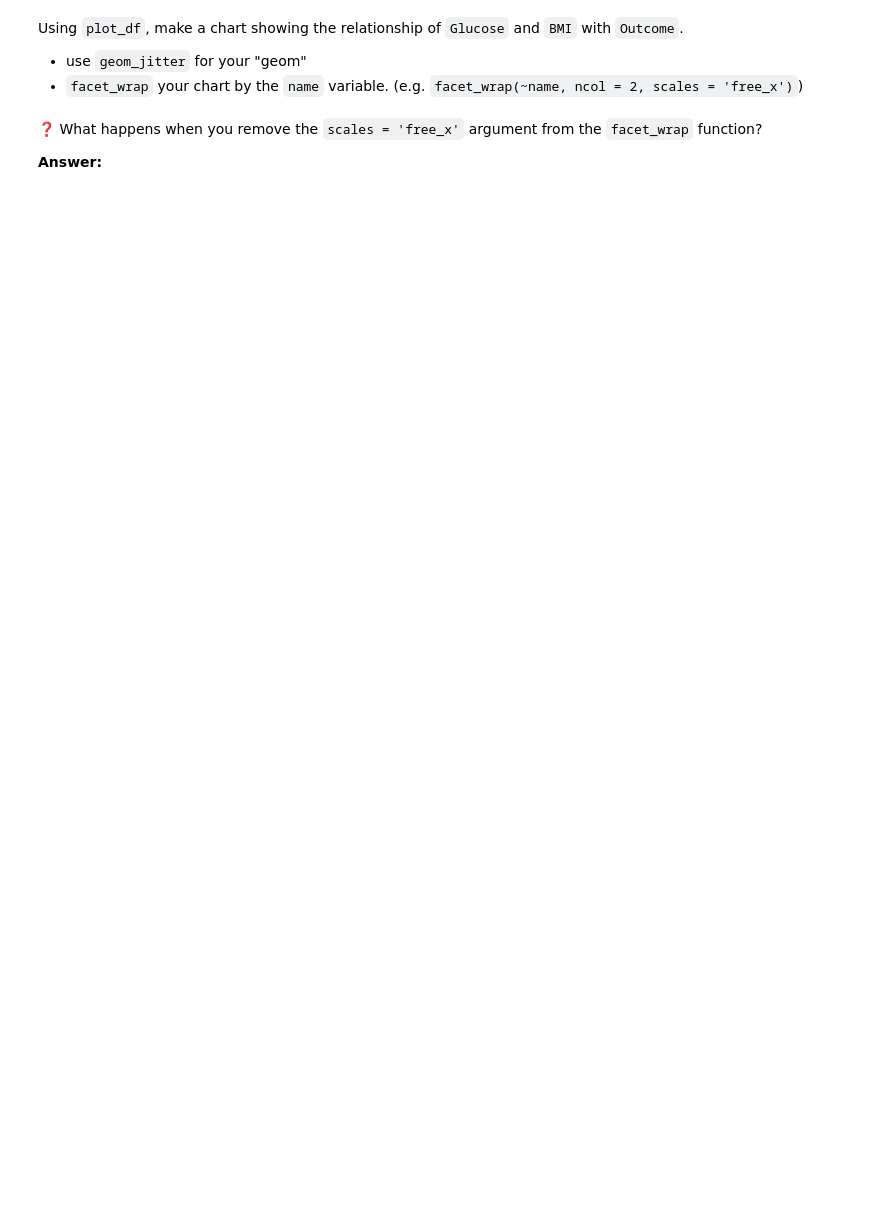
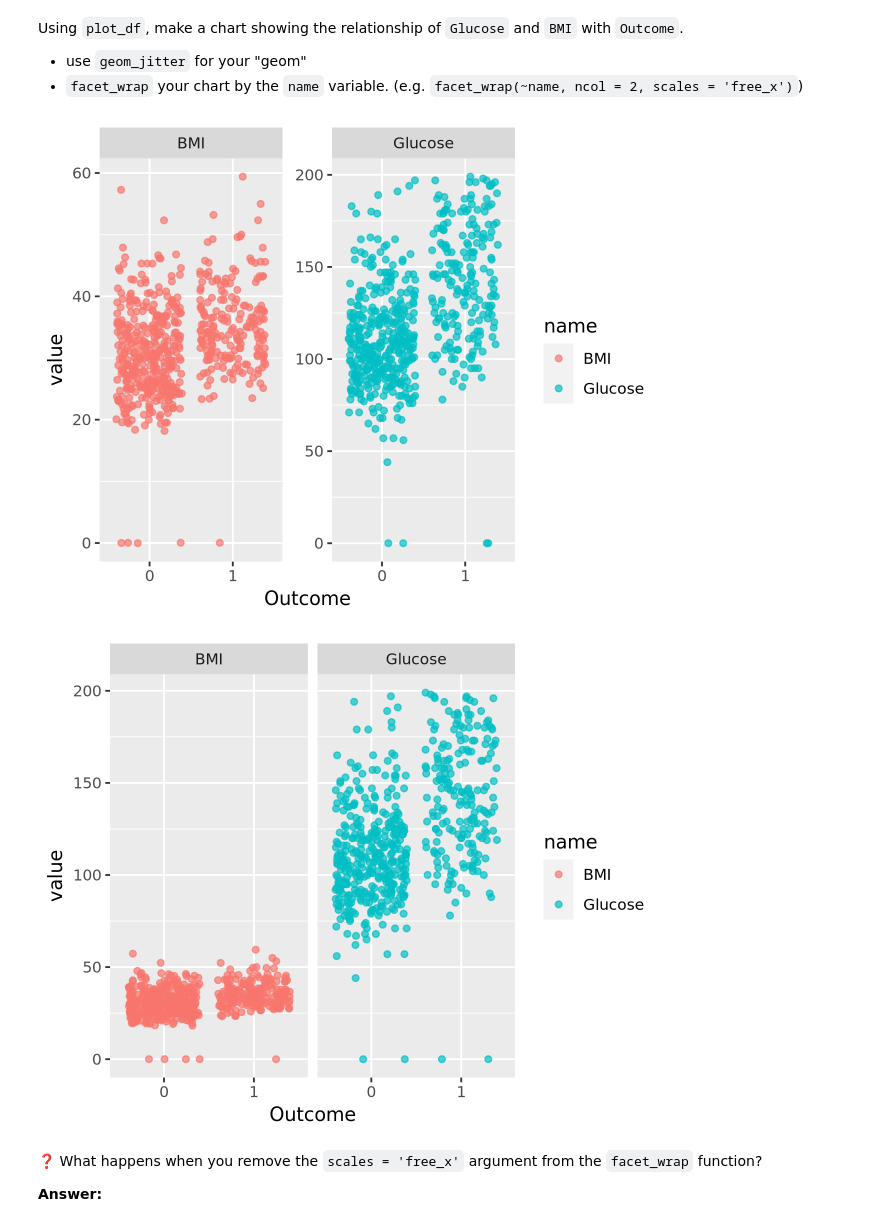
Before and after one commit to UNC-DATA-730/unit-5-assignment-williamsmaddie, a Jupyter notebook: assignment5.ipynb, the cells around one changed output. Cells and saved outputs as stored; diff of their text form; code cells hidden in the pictures; blank space fills up the shorter version.

```diff
--- a/assignment5.ipynb
+++ b/assignment5.ipynb
@@ -45,6 +108,17 @@ Using `plot_df`, make a chart showing the relationship of `Glucose` and `BMI` wi
 
 - use `geom_jitter` for your "geom"
 - `facet_wrap` your chart by the `name` variable. (e.g. `facet_wrap(~name, ncol = 2, scales = 'free_x')`)
+# %%
+ggplot(plot_df,aes(x=Outcome,y=value,color=name))+
+    geom_jitter(alpha=0.7)+
+    facet_wrap(~name, ncol = 2, scales = 'free_y')
+
+ggplot(plot_df,aes(x=Outcome,y=value,color=name))+
+    geom_jitter(alpha=0.7)+
+    facet_wrap(~name, ncol = 2)
+# %% [output]
+[figure, added]
+[figure, added]
 # %% [markdown]
 ❓ What happens when you remove the `scales = 'free_x'` argument from the `facet_wrap` function?
 
```
Also changed, not shown: parts of 13 cells of this notebook.
